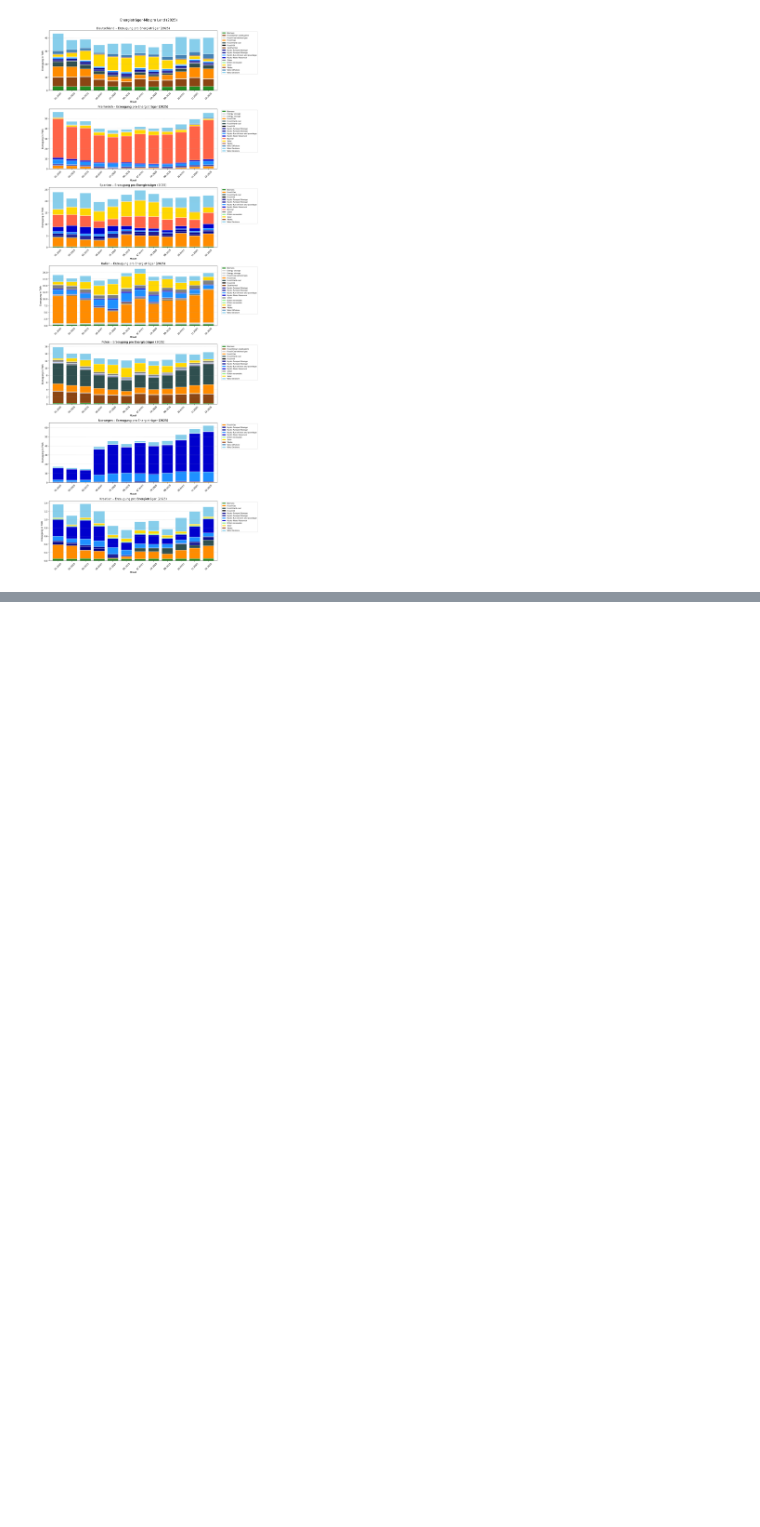
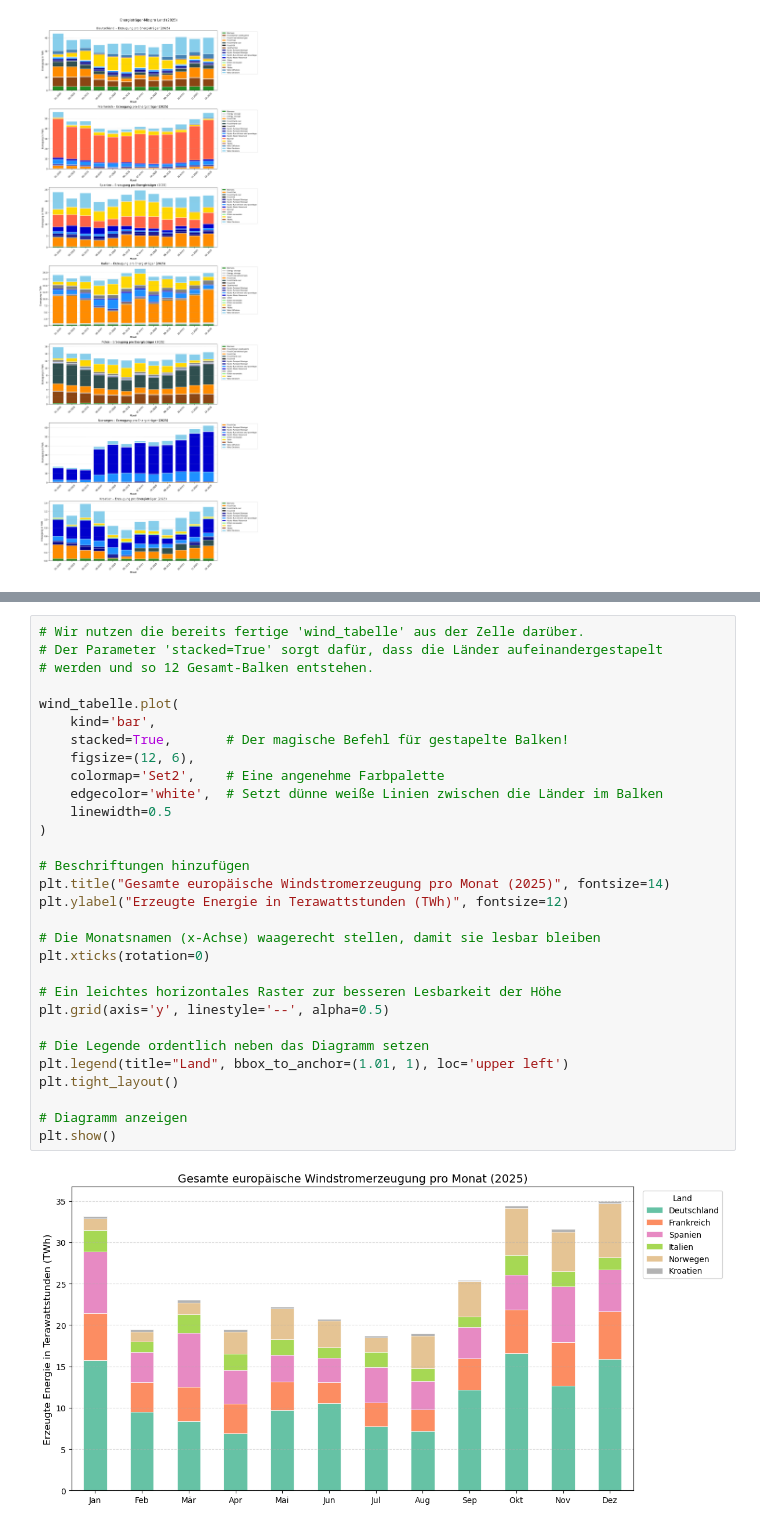
Before and after one commit to LukasK110898/Europavergleich-IT-Projekt-2026-HSWT, a Jupyter notebook: analyse.ipynb, the cells around one changed output, grey strips where cells are left out. Saved outputs shown, nothing was run; the diff lists cells and outputs as text; blank space fills up the shorter version.

```diff
--- a/analyse.ipynb
+++ b/analyse.ipynb
@@ -1106,0 +1262,32 @@ plt.show()
+# %%
+# Wir nutzen die bereits fertige 'wind_tabelle' aus der Zelle darüber.
+# Der Parameter 'stacked=True' sorgt dafür, dass die Länder aufeinandergestapelt
+# werden und so 12 Gesamt-Balken entstehen.
+
+wind_tabelle.plot(
+    kind='bar',
+    stacked=True,       # Der magische Befehl für gestapelte Balken!
+    figsize=(12, 6),
+    colormap='Set2',    # Eine angenehme Farbpalette
+    edgecolor='white',  # Setzt dünne weiße Linien zwischen die Länder im Balken
+    linewidth=0.5
+)
+
+# Beschriftungen hinzufügen
+plt.title("Gesamte europäische Windstromerzeugung pro Monat (2025)", fontsize=14)
+plt.ylabel("Erzeugte Energie in Terawattstunden (TWh)", fontsize=12)
+
+# Die Monatsnamen (x-Achse) waagerecht stellen, damit sie lesbar bleiben
+plt.xticks(rotation=0)
+
+# Ein leichtes horizontales Raster zur besseren Lesbarkeit der Höhe
+plt.grid(axis='y', linestyle='--', alpha=0.5)
+
+# Die Legende ordentlich neben das Diagramm setzen
+plt.legend(title="Land", bbox_to_anchor=(1.01, 1), loc='upper left')
+plt.tight_layout()
+
+# Diagramm anzeigen
+plt.show()
+# %% [output]
+[figure, added]
```
Also changed, not shown: parts of 6 cells of this notebook, 1 other file.
